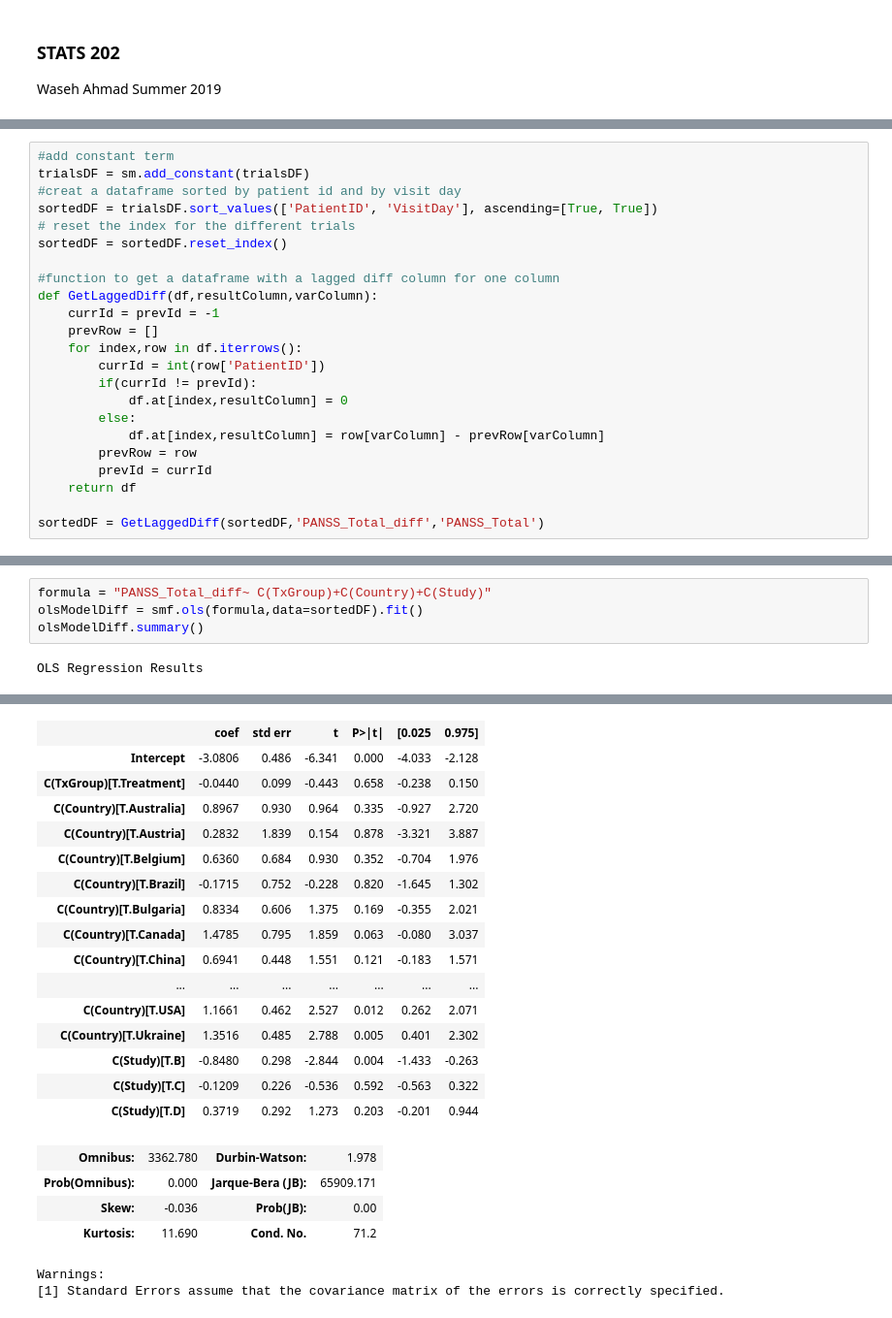
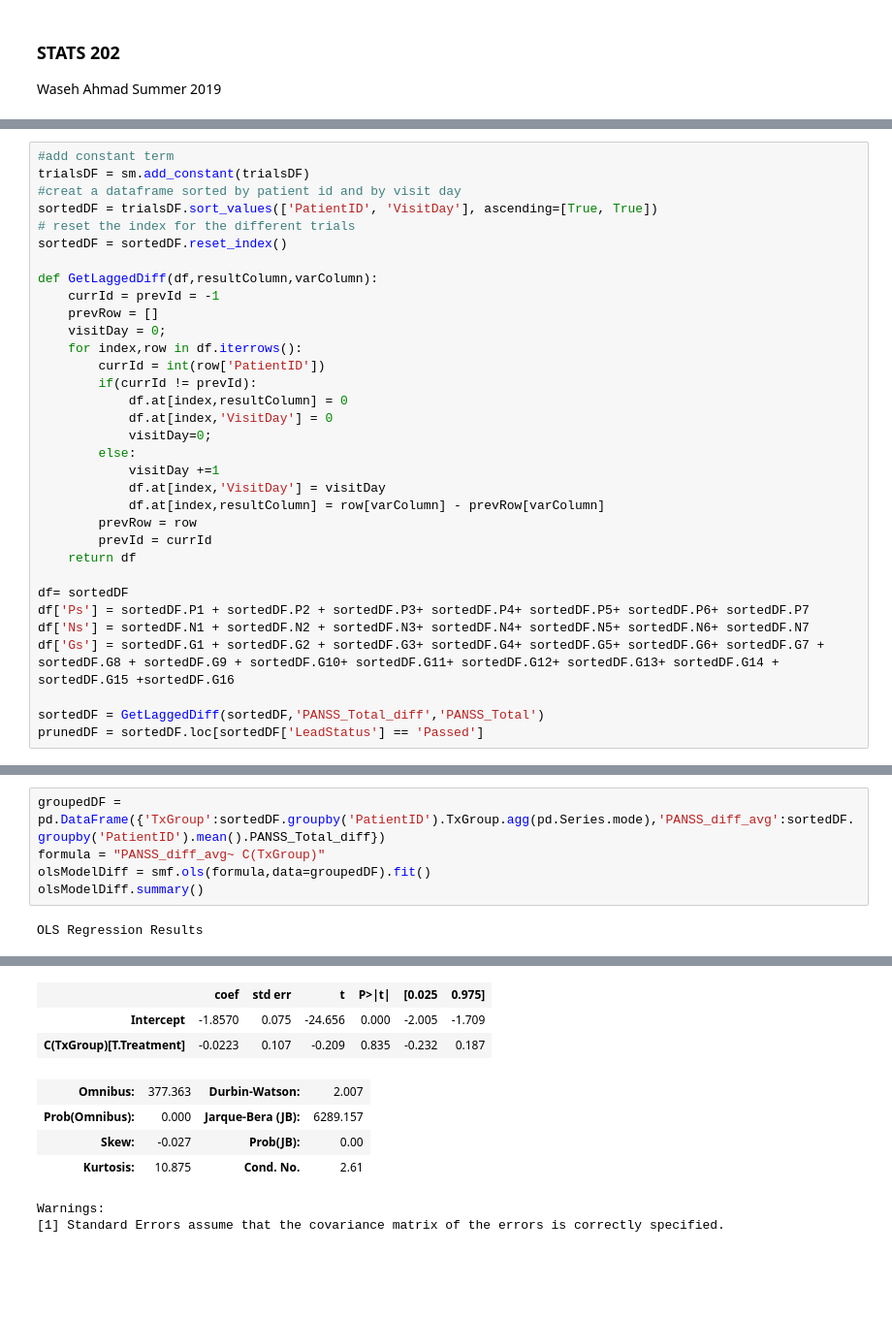
Before and after one commit to wasehahmad/PANSS-Trial-Analysis, a Jupyter notebook: panss_analysis_notebook.ipynb, the cells around one changed output, grey strips where cells are left out. Shown at 97% size. Cells and saved outputs as stored; diff of their text form; blank space fills up the shorter version.

```diff
--- a/panss_analysis_notebook.ipynb
+++ b/panss_analysis_notebook.ipynb
@@ -66,18 +52,28 @@ sortedDF = trialsDF.sort_values(['PatientID', 'VisitDay'], ascending=[True, True
 # reset the index for the different trials
 sortedDF = sortedDF.reset_index()
 
-#function to get a dataframe with a lagged diff column for one column
 def GetLaggedDiff(df,resultColumn,varColumn):
     currId = prevId = -1
     prevRow = []
+    visitDay = 0;
     for index,row in df.iterrows():
         currId = int(row['PatientID'])
         if(currId != prevId):
             df.at[index,resultColumn] = 0
+            df.at[index,'VisitDay'] = 0
+            visitDay=0;
         else:
+            visitDay +=1
+            df.at[index,'VisitDay'] = visitDay
             df.at[index,resultColumn] = row[varColumn] - prevRow[varColumn]
         prevRow = row
         prevId = currId
     return df
 
+df= sortedDF
+df['Ps'] = sortedDF.P1 + sortedDF.P2 + sortedDF.P3+ sortedDF.P4+ sortedDF.P5+ sortedDF.P6+ sortedDF.P7
+df['Ns'] = sortedDF.N1 + sortedDF.N2 + sortedDF.N3+ sortedDF.N4+ sortedDF.N5+ sortedDF.N6+ sortedDF.N7
+df['Gs'] = sortedDF.G1 + sortedDF.G2 + sortedDF.G3+ sortedDF.G4+ sortedDF.G5+ sortedDF.G6+ sortedDF.G7 + sortedDF.G8 + sortedDF.G9 + sortedDF.G10+ sortedDF.G11+ sortedDF.G12+ sortedDF.G13+ sortedDF.G14 + sortedDF.G15 +sortedDF.G16
+
 sortedDF = GetLaggedDiff(sortedDF,'PANSS_Total_diff','PANSS_Total')
+prunedDF = sortedDF.loc[sortedDF['LeadStatus'] == 'Passed']
@@ -87,6 +80,7 @@ prunedDF = sortedDF.loc[sortedDF['LeadStatus'] == 'Passed']
 # %%
-formula = "PANSS_Total_diff~ C(TxGroup)+C(Country)+C(Study)"
-olsModelDiff = smf.ols(formula,data=sortedDF).fit()
+groupedDF = pd.DataFrame({'TxGroup':sortedDF.groupby('PatientID').TxGroup.agg(pd.Series.mode),'PANSS_diff_avg':sortedDF.groupby('PatientID').mean().PANSS_Total_diff})
+formula = "PANSS_diff_avg~ C(TxGroup)"
+olsModelDiff = smf.ols(formula,data=groupedDF).fit()
 olsModelDiff.summary()
 # %% [output]
 OLS Regression Results
@@ -101,23 +95,10 @@ OLS Regression Results
 | Covariance Type: | nonrobust |  |  |
 |  | coef | std err | t | P>|t| | [0.025 | 0.975] |
-| Intercept | -3.0806 | 0.486 | -6.341 | 0.000 | -4.033 | -2.128 |
-| C(TxGroup)[T.Treatment] | -0.0440 | 0.099 | -0.443 | 0.658 | -0.238 | 0.150 |
-| C(Country)[T.Australia] | 0.8967 | 0.930 | 0.964 | 0.335 | -0.927 | 2.720 |
-| C(Country)[T.Austria] | 0.2832 | 1.839 | 0.154 | 0.878 | -3.321 | 3.887 |
-| C(Country)[T.Belgium] | 0.6360 | 0.684 | 0.930 | 0.352 | -0.704 | 1.976 |
-| C(Country)[T.Brazil] | -0.1715 | 0.752 | -0.228 | 0.820 | -1.645 | 1.302 |
-| C(Country)[T.Bulgaria] | 0.8334 | 0.606 | 1.375 | 0.169 | -0.355 | 2.021 |
-| C(Country)[T.Canada] | 1.4785 | 0.795 | 1.859 | 0.063 | -0.080 | 3.037 |
-| C(Country)[T.China] | 0.6941 | 0.448 | 1.551 | 0.121 | -0.183 | 1.571 |
-| ... | ... | ... | ... | ... | ... | ... |
-| C(Country)[T.USA] | 1.1661 | 0.462 | 2.527 | 0.012 | 0.262 | 2.071 |
-| C(Country)[T.Ukraine] | 1.3516 | 0.485 | 2.788 | 0.005 | 0.401 | 2.302 |
-| C(Study)[T.B] | -0.8480 | 0.298 | -2.844 | 0.004 | -1.433 | -0.263 |
-| C(Study)[T.C] | -0.1209 | 0.226 | -0.536 | 0.592 | -0.563 | 0.322 |
-| C(Study)[T.D] | 0.3719 | 0.292 | 1.273 | 0.203 | -0.201 | 0.944 |
+| Intercept | -1.8570 | 0.075 | -24.656 | 0.000 | -2.005 | -1.709 |
+| C(TxGroup)[T.Treatment] | -0.0223 | 0.107 | -0.209 | 0.835 | -0.232 | 0.187 |
-| Omnibus: | 3362.780 | Durbin-Watson: | 1.978 |
-| Prob(Omnibus): | 0.000 | Jarque-Bera (JB): | 65909.171 |
-| Skew: | -0.036 | Prob(JB): | 0.00 |
-| Kurtosis: | 11.690 | Cond. No. | 71.2 |
+| Omnibus: | 377.363 | Durbin-Watson: | 2.007 |
+| Prob(Omnibus): | 0.000 | Jarque-Bera (JB): | 6289.157 |
+| Skew: | -0.027 | Prob(JB): | 0.00 |
+| Kurtosis: | 10.875 | Cond. No. | 2.61 |
 Warnings:
 [1] Standard Errors assume that the covariance matrix of the errors is correctly specified.
```
Also changed, not shown: parts of 11 cells of this notebook, 1 other file.
